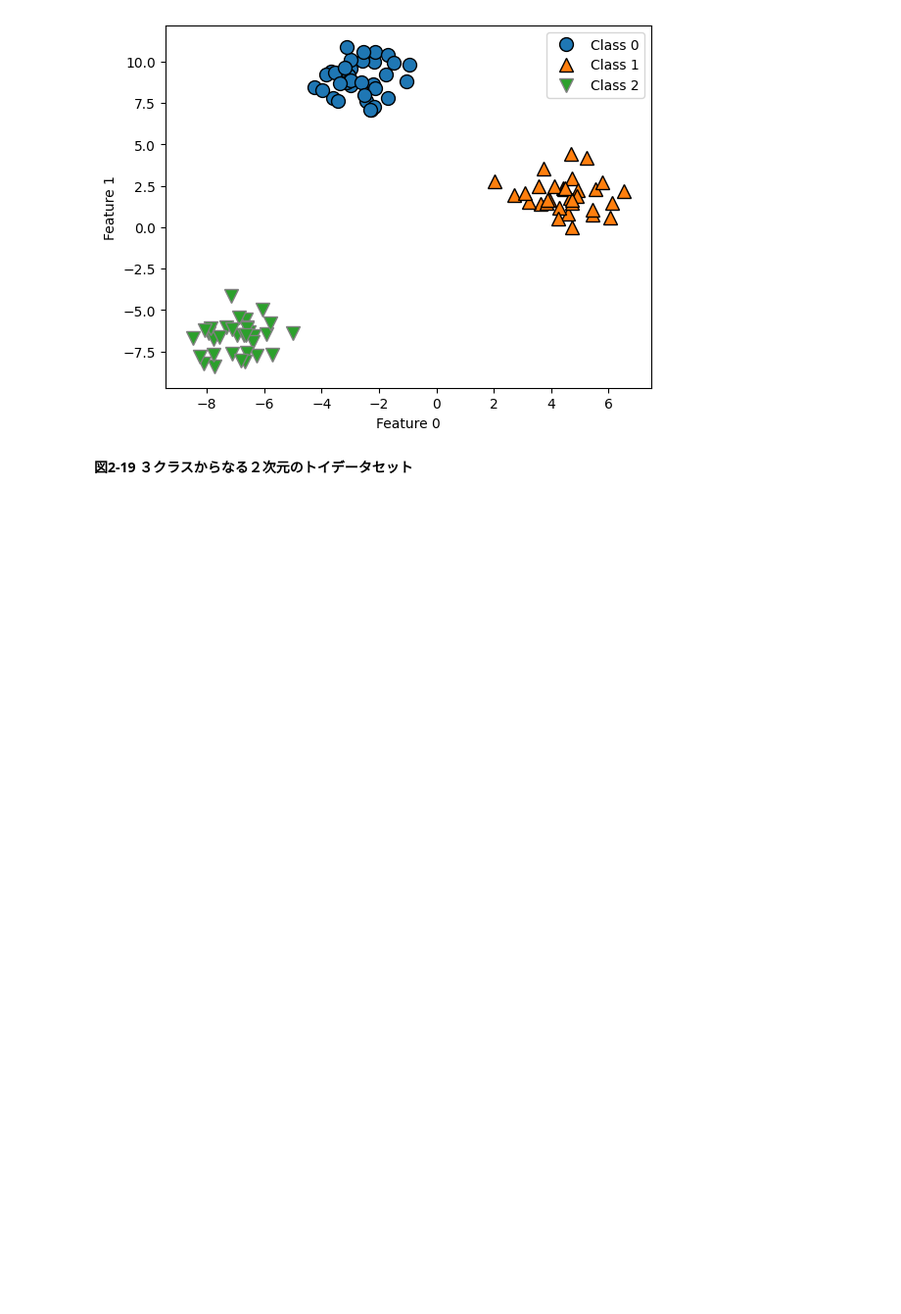
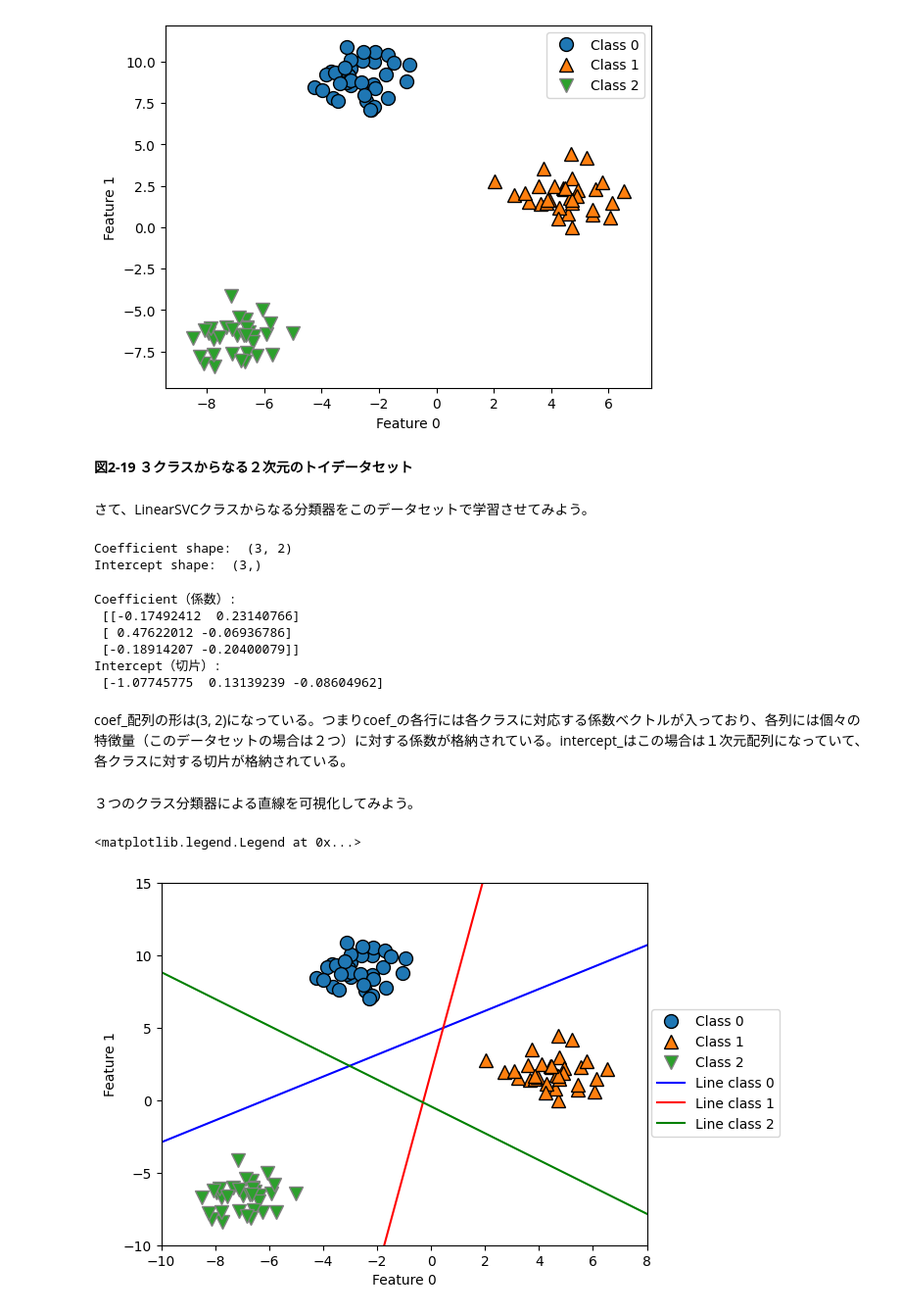
Before and after one commit to SeijiFukuhara/Introduction_to_Machine_Learning_with_Python_O-REILLY, a Jupyter notebook: notebooks/2_3_3__3_線形モデルによる多クラス分類.ipynb, the cells around one changed output. Shown at 98% size. Drawn from its saved outputs; the diff is of its cells as text; code cells hidden in the pictures; blank space fills up the shorter version.

```diff
--- a/notebooks/2_3_3__3_線形モデルによる多クラス分類.ipynb
+++ b/notebooks/2_3_3__3_線形モデルによる多クラス分類.ipynb
@@ -28,3 +28,40 @@ plt.legend(["Class 0", "Class 1", "Class 2"])
 [figure]
 # %% [markdown]
 **図2-19 ３クラスからなる２次元のトイデータセット**
+# %% [markdown]
+さて、LinearSVCクラスからなる分類器をこのデータセットで学習させてみよう。
+# %%
+from sklearn.svm import LinearSVC
+linear_svm = LinearSVC().fit(x, y)
+print("Coefficient shape（係数配列の形状）: ", linear_svm.coef_.shape)
+print("Intercept shape（切片配列の形状）: ", linear_svm.intercept_.shape)
+# %% [output]
+Coefficient shape:  (3, 2)
+Intercept shape:  (3,)
+# %%
+print("Coefficient（係数）:\n", linear_svm.coef_)
+print("Intercept（切片）:\n", linear_svm.intercept_)
+# %% [output]
+Coefficient（係数）:
+ [[-0.17492412  0.23140766]
+ [ 0.47622012 -0.06936786]
+ [-0.18914207 -0.20400079]]
+Intercept（切片）:
+ [-1.07745775  0.13139239 -0.08604962]
+# %% [markdown]
+coef_配列の形は(3, 2)になっている。つまりcoef_の各行には各クラスに対応する係数ベクトルが入っており、各列には個々の特徴量（このデータセットの場合は２つ）に対する係数が格納されている。intercept_はこの場合は１次元配列になっていて、各クラスに対する切片が格納されている。
+# %% [markdown]
+３つのクラス分類器による直線を可視化してみよう。
+# %%
+mglearn.discrete_scatter(x[:, 0], x[:, 1], y)
+line = np.linspace(-15, 15)
+for coef, intercept, color in zip(linear_svm.coef_, linear_svm.intercept_, ['b', 'r', 'g']):
+    plt.plot(line, -(line * coef[0] + intercept) / coef[1], c=color)
+plt.ylim(-10, 15)
+plt.xlim(-10, 8)
+plt.xlabel("Feature 0")
+plt.ylabel("Feature 1")
+plt.legend(["Class 0", "Class 1", "Class 2", "Line class 0", "Line class 1", "Line class 2"], loc=(1.01, 0.3))
+# %% [output]
+<matplotlib.legend.Legend at 0x...>
+[figure, added]
```
Also changed, not shown: parts of 7 cells of this notebook.
